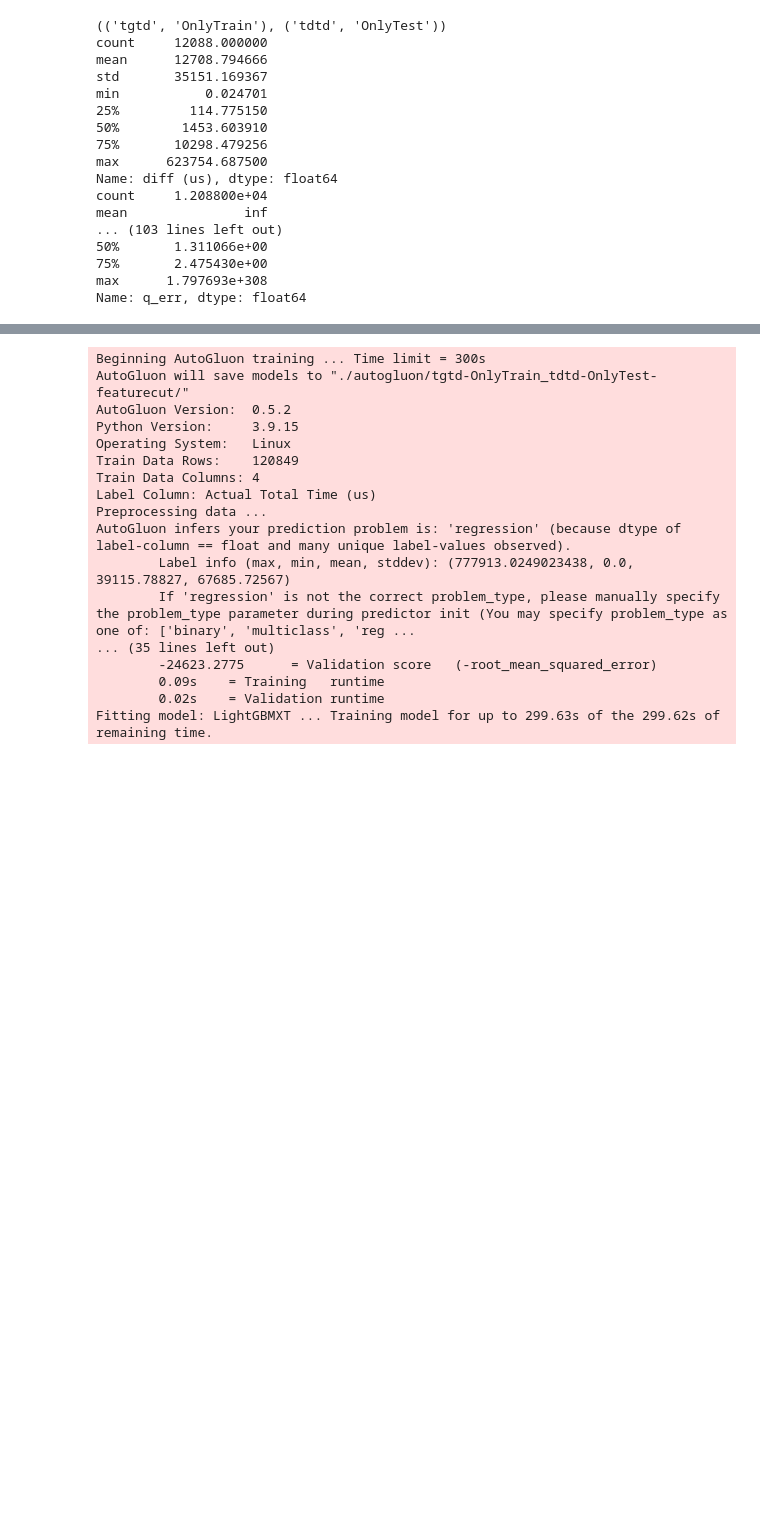
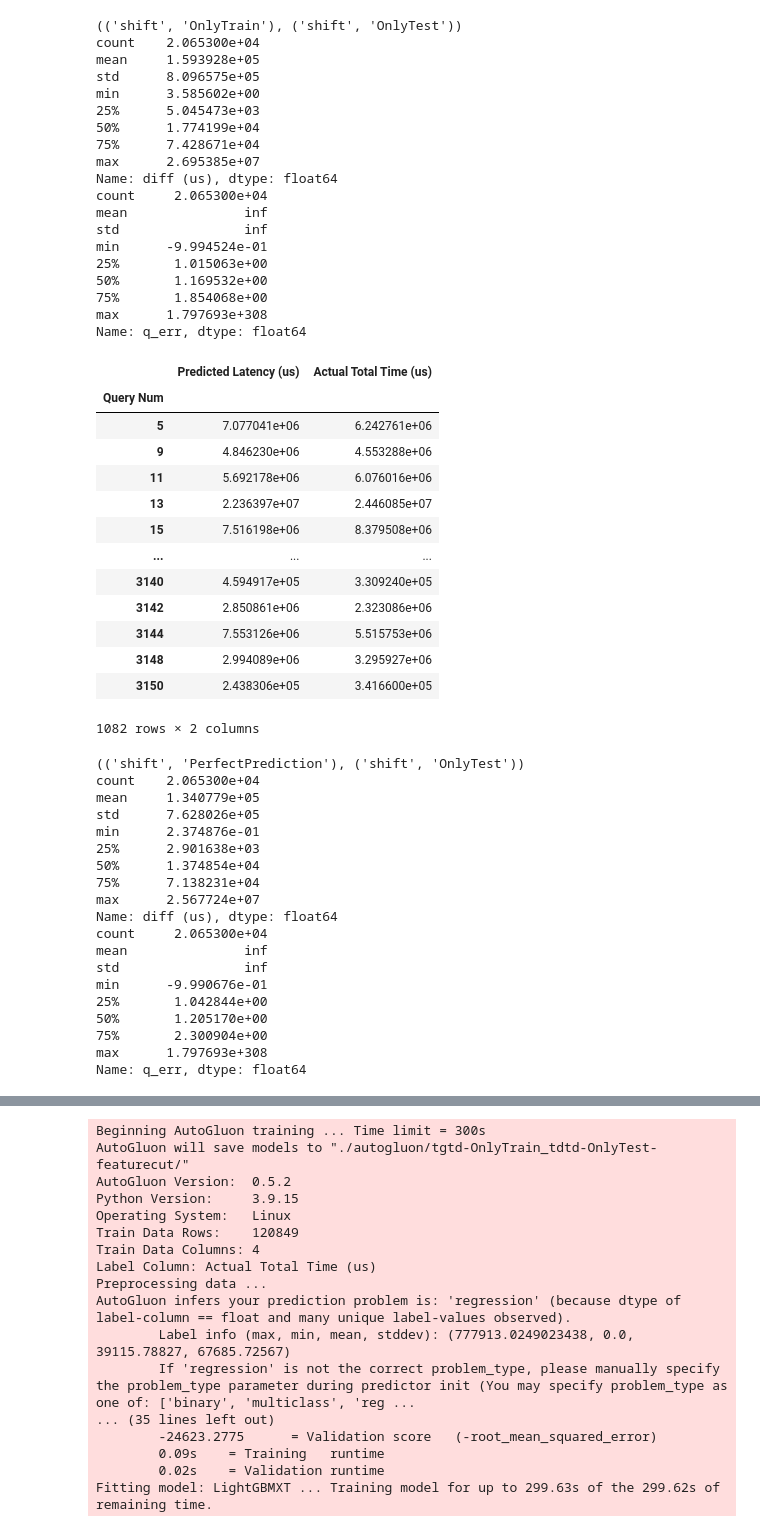
Before and after one commit to lmwnshn/dbgym-old, a Jupyter notebook: Autogluon.ipynb, the cells around one changed output, grey strips where cells are left out. Drawn from its saved outputs; the diff is of its cells as text; code cells hidden in the pictures; blank space fills up the shorter version.

```diff
--- a/Autogluon.ipynb
+++ b/Autogluon.ipynb
@@ -4,12 +107,8 @@ import numpy as np
 from autogluon.tabular import TabularDataset, TabularPredictor
 
 experiments = [
-    (("tgtd", "OnlyTrain"), ("tdtd", "OnlyTest")),
-    (("tgtd", "OnlyTrain"), ("tgtd", "OnlyTest")),
-    (("tgtd", "PerfectPrediction"), ("tdtd", "OnlyTest")),
-    (("tgtd", "PerfectPrediction"), ("tgtd", "OnlyTest")),
-    (("tdtd", "OnlyTrain"), ("tdtd", "OnlyTest")),
-    (("tdtd", "PerfectPrediction"), ("tdtd", "OnlyTest")),
+    (("shift", "OnlyTrain"), ("shift", "OnlyTest")),
+    (("shift", "PerfectPrediction"), ("shift", "OnlyTest")),
 ]
 
 time_limit = 300
@@ -25,6 +124,7 @@ def flatten(df):
         flatteneds.append(df[col])
     return pd.concat(flatteneds, axis=1)
 
+cache = {}
 for experiment in experiments:
     (train_name, train_variation), (test_name, test_variation) = experiment
     save_path = f"./autogluon/{train_name}-{train_variation}_{test_name}-{test_variation}/"
@@ -35,45 +135,90 @@ for experiment in experiments:
     test_df = pd.read_parquet(test_path)
     train_data = TabularDataset(flatten(train_df))
     test_data = TabularDataset(flatten(test_df))
+
+    cache[experiment] = {}
+    cache[experiment]["train"] = train_data
+    cache[experiment]["test"] = test_data
 
     if retrain:
         predictor = TabularPredictor(label="Actual Total Time (us)", path=save_path).fit(train_data, time_limit=time_limit)
     else:
         predictor = TabularPredictor.load(save_path)
 
     # Predict.
     y_pred = predictor.predict(test_data)
     eval_df = pd.concat([y_pred, test_data["Actual Total Time (us)"]], axis=1)
     eval_df.columns = ["Predicted Latency (us)", "Actual Latency (us)"]
 
     metrics_df = eval_df.copy()
     metrics_df["diff (us)"] = (metrics_df["Predicted Latency (us)"] - metrics_df["Actual Latency (us)"]).abs()
     metrics_df["q_err"] = np.nan_to_num(
         np.maximum(
             metrics_df["Predicted Latency (us)"] / metrics_df["Actual Latency (us)"],
             metrics_df["Actual Latency (us)"] / metrics_df["Predicted Latency (us)"]
         ),
         nan=np.inf
     )
     print(experiment)
     print(metrics_df["diff (us)"].describe())
     print(metrics_df["q_err"].describe())
     print()
+
+    query_df = test_data.copy()
+    query_df["Predicted Latency (us)"] = y_pred
+    query_preds = query_df.groupby("Query Num")[["Predicted Latency (us)", "Actual Total Time (us)"]].sum()
+    display(query_preds)
+    cache[experiment]["query"] = query_preds
 # %% [output]
-(('tgtd', 'OnlyTrain'), ('tdtd', 'OnlyTest'))
-count     12088.000000
-mean      12708.794666
-std       35151.169367
-min           0.024701
-25%         114.775150
-50%        1453.603910
-75%       10298.479256
-max      623754.687500
+(('shift', 'OnlyTrain'), ('shift', 'OnlyTest'))
+count    2.065300e+04
+mean     1.593928e+05
+std      8.096575e+05
+min      3.585602e+00
+25%      5.045473e+03
+50%      1.774199e+04
+75%      7.428671e+04
+max      2.695385e+07
 Name: diff (us), dtype: float64
-count     1.208800e+04
+count     2.065300e+04
 mean               inf
-... (103 lines left out)
-50%       1.311066e+00
-75%       2.475430e+00
+std                inf
+min      -9.994524e-01
+25%       1.015063e+00
+50%       1.169532e+00
+75%       1.854068e+00
 max      1.797693e+308
 Name: q_err, dtype: float64
+|  | Predicted Latency (us) | Actual Total Time (us) |
+| Query Num |  |  |
+| 5 | 7.077041e+06 | 6.242761e+06 |
+| 9 | 4.846230e+06 | 4.553288e+06 |
+| 11 | 5.692178e+06 | 6.076016e+06 |
+| 13 | 2.236397e+07 | 2.446085e+07 |
+| 15 | 7.516198e+06 | 8.379508e+06 |
+| ... | ... | ... |
+| 3140 | 4.594917e+05 | 3.309240e+05 |
+| 3142 | 2.850861e+06 | 2.323086e+06 |
+| 3144 | 7.553126e+06 | 5.515753e+06 |
+| 3148 | 2.994089e+06 | 3.295927e+06 |
+| 3150 | 2.438306e+05 | 3.416600e+05 |
+1082 rows × 2 columns
+(('shift', 'PerfectPrediction'), ('shift', 'OnlyTest'))
+count    2.065300e+04
+mean     1.340779e+05
+std      7.628026e+05
+min      2.374876e-01
+25%      2.901638e+03
+50%      1.374854e+04
+75%      7.138231e+04
+max      2.567724e+07
+Name: diff (us), dtype: float64
+count     2.065300e+04
+mean               inf
+std                inf
+min      -9.990676e-01
+25%       1.042844e+00
+50%       1.205170e+00
+75%       2.300904e+00
+max      1.797693e+308
+Name: q_err, dtype: float64
```
Also changed, not shown: parts of 4 cells of this notebook, 3 other files.
